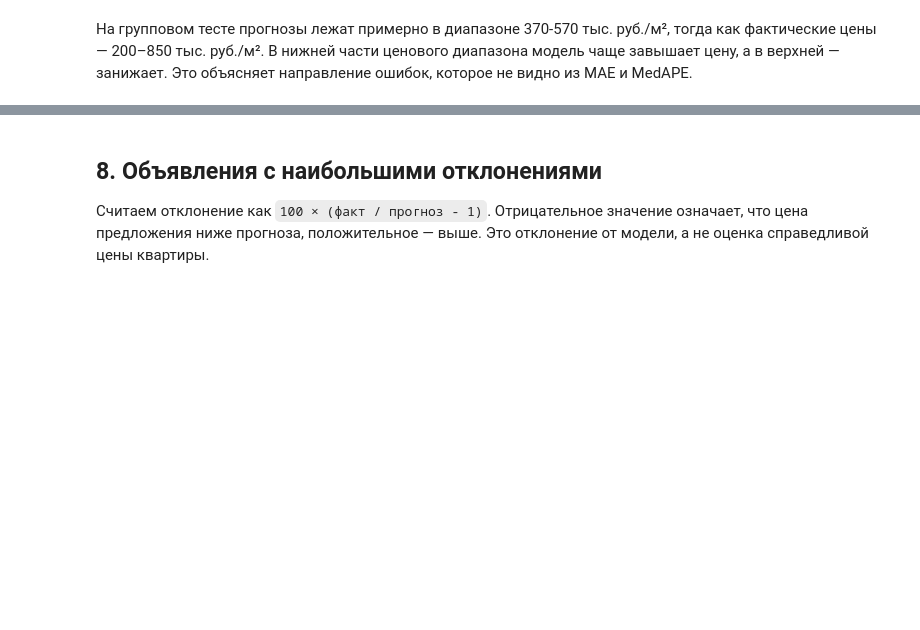
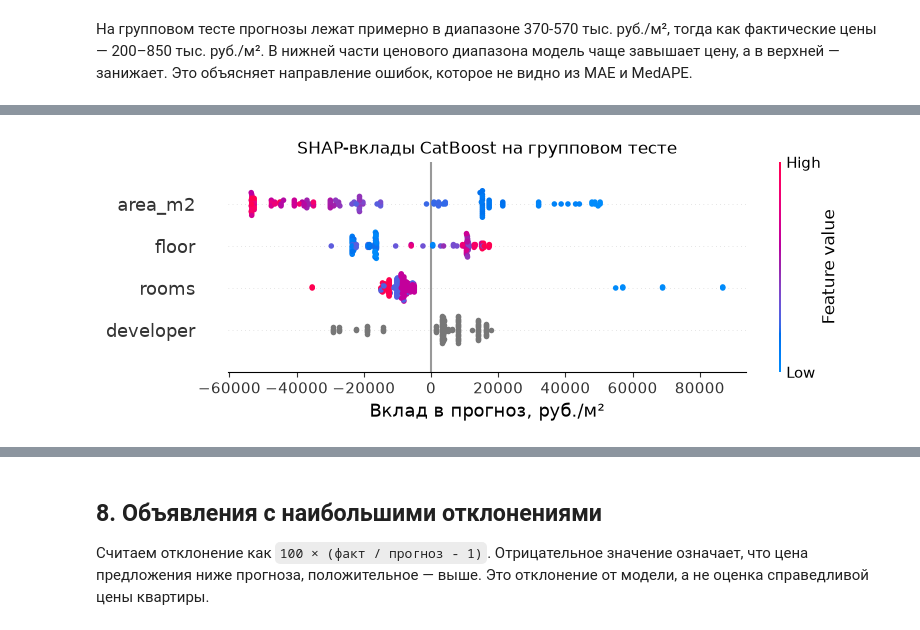
Before and after one commit to misha-mishin/newbuild-price-estimator, a Jupyter notebook: notebooks/modeling.ipynb, the cells around one changed output, grey strips where cells are left out. Saved outputs shown, nothing was run; the diff lists cells and outputs as text; code cells hidden in the pictures; blank space fills up the shorter version.

Commit message:
Add permutation importance and SHAP analysis

```diff
--- a/notebooks/modeling.ipynb
+++ b/notebooks/modeling.ipynb
@@ -479,8 +474,11 @@ def predict_models(train, test):
 # %%
 # Получаем прогнозы на обоих тестах
+random_predictions, _ = predict_models(random_train, random_test)
+group_predictions, group_catboost = predict_models(group_train, group_test)
+
 test_predictions = {
-    "Случайное": predict_models(random_train, random_test),
-    "Групповое": predict_models(group_train, group_test),
+    "Случайное": random_predictions,
+    "Групповое": group_predictions,
 }
 
 # Считаем метрики
@@ -608,0 +613,20 @@ plt.show()
+# %%
+X_group = group_test[base_features]
+y_group = group_test[TARGET]
+
+perm = permutation_importance(
+    group_catboost,
+    X_group,
+    y_group,
+    scoring="neg_mean_absolute_error",
+    n_repeats=20,
+    random_state=42,
+)
+
+pd.DataFrame(
+    {
+        "Среднее изменение MAE, руб./м²": perm.importances_mean,
+        "Стандартное отклонение, руб./м²": perm.importances_std,
+    },
+    index=X_group.columns,
+).sort_values("Среднее изменение MAE, руб./м²", ascending=False).round(0)
@@ -608,0 +657,20 @@ plt.show()
+# %%
+# Рассчитываем SHAP-значения
+explainer = shap.TreeExplainer(group_catboost)
+shap_values = explainer.shap_values(X_group)
+
+# Сохраним значения для разбора вклада на отдельных объявлениях
+group_shap = pd.DataFrame(
+    shap_values,
+    index=X_group.index,
+    columns=X_group.columns,
+)
+
+# Строим Summary Plot
+shap.summary_plot(shap_values, X_group, show=False, rng=SEED)
+plt.title("SHAP-вклады CatBoost на групповом тесте")
+plt.xlabel("Вклад в прогноз, руб./м²")
+plt.tight_layout()
+plt.show()
+# %% [output]
+[figure, added]
```
Also changed, not shown: parts of 18 cells of this notebook.
